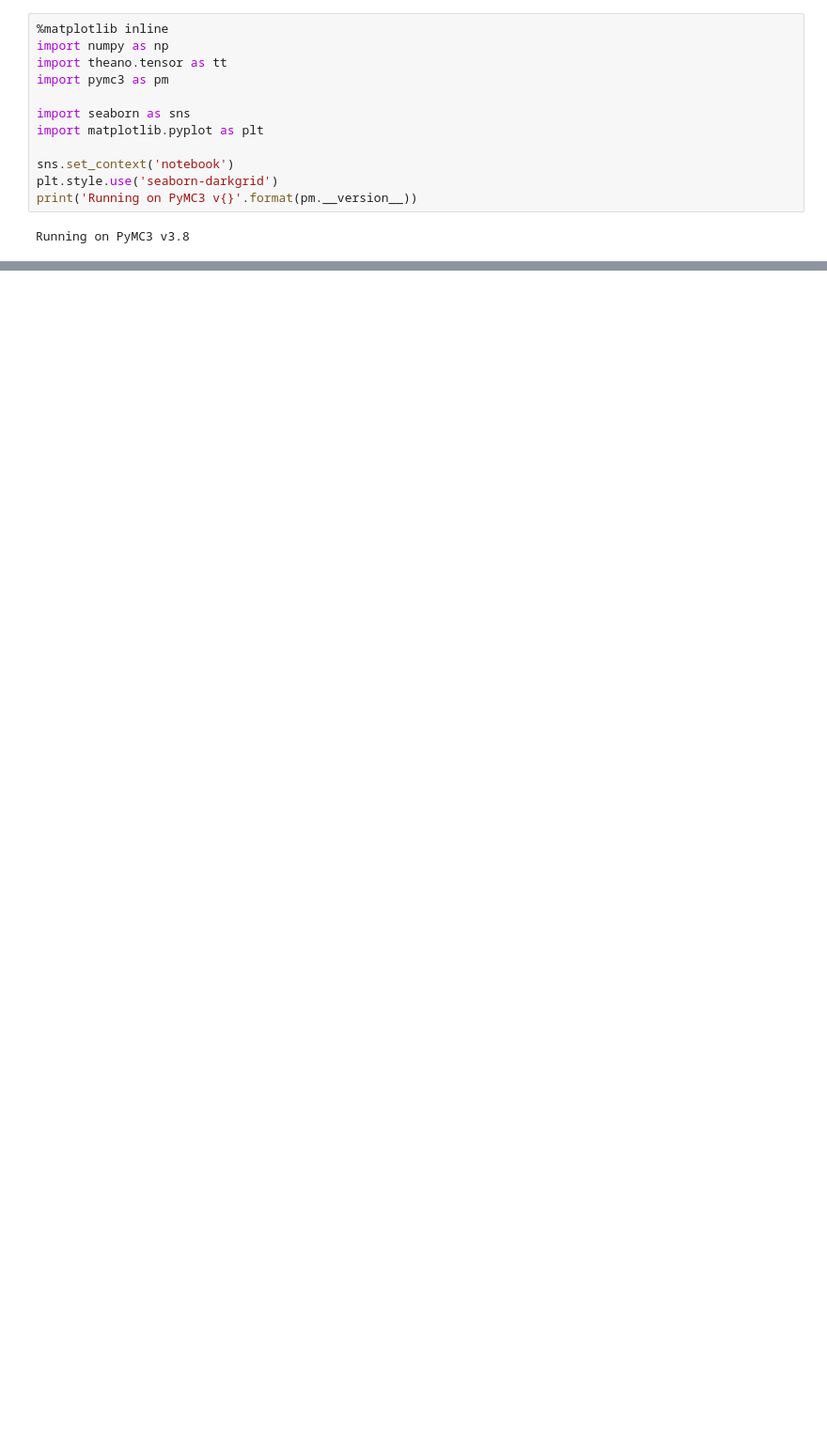
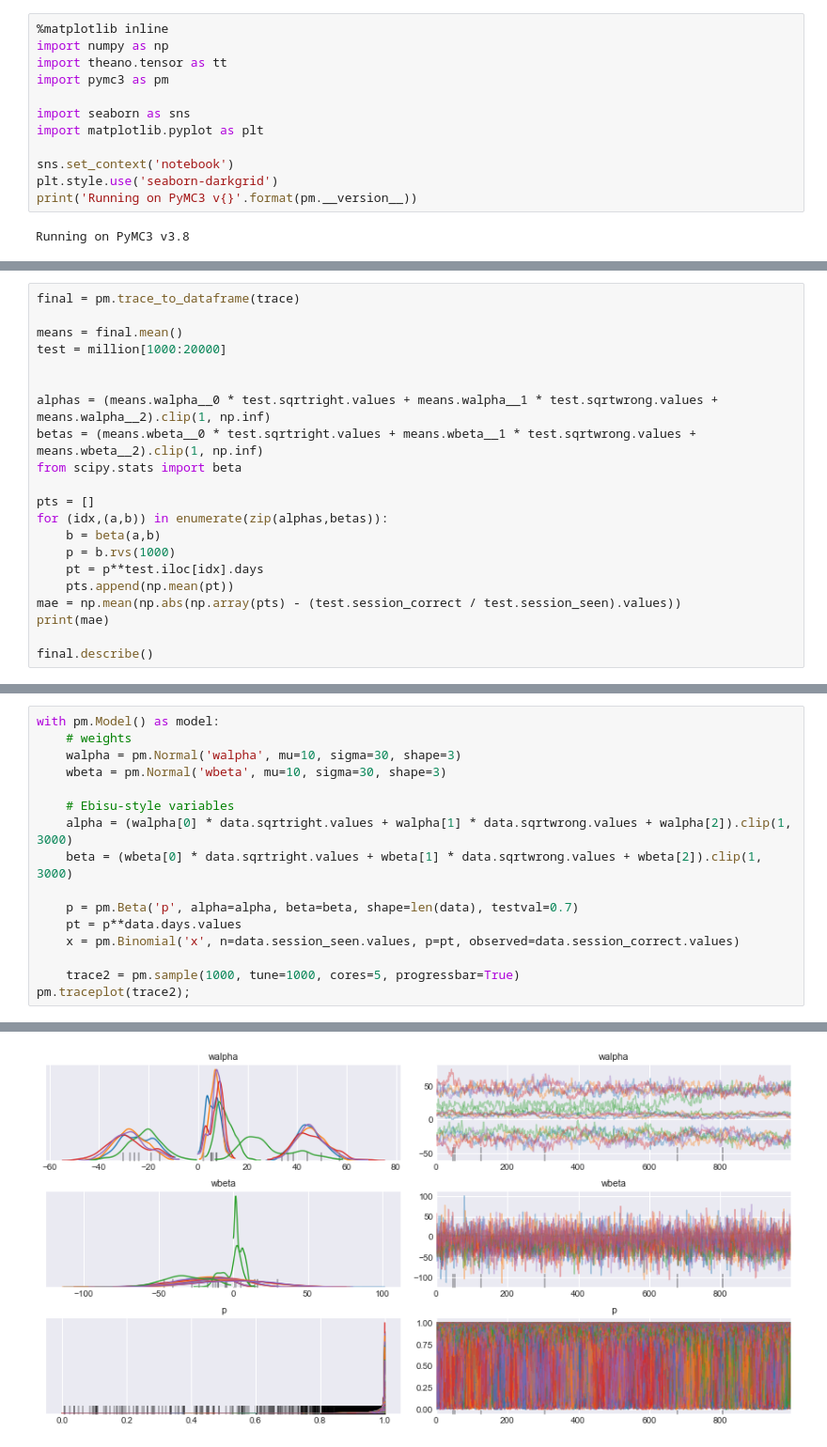
Before and after one commit to fasiha/halflife-regression, a Jupyter notebook: gb1.ipynb, the cells around one changed output, grey strips where cells are left out. Shown at 94% size. Saved outputs shown, nothing was run; the diff lists cells and outputs as text; blank space fills up the shorter version.

```diff
--- a/gb1.ipynb
+++ b/gb1.ipynb
@@ -74,0 +74,21 @@ NUTS: [p, wbeta, walpha, hyperpriorStd, hyperpriorMu]
+# %%
+final = pm.trace_to_dataframe(trace)
+
+means = final.mean()
+test = million[1000:20000]
+
+
+alphas = (means.walpha__0 * test.sqrtright.values + means.walpha__1 * test.sqrtwrong.values + means.walpha__2).clip(1, np.inf)
+betas = (means.wbeta__0 * test.sqrtright.values + means.wbeta__1 * test.sqrtwrong.values + means.wbeta__2).clip(1, np.inf)
+from scipy.stats import beta
+
+pts = []
+for (idx,(a,b)) in enumerate(zip(alphas,betas)):
+    b = beta(a,b)
+    p = b.rvs(1000)
+    pt = p**test.iloc[idx].days
+    pts.append(np.mean(pt))
+mae = np.mean(np.abs(np.array(pts) - (test.session_correct / test.session_seen).values))
+print(mae)
+
+final.describe()
@@ -74,0 +110,17 @@ NUTS: [p, wbeta, walpha, hyperpriorStd, hyperpriorMu]
+# %%
+with pm.Model() as model:
+    # weights
+    walpha = pm.Normal('walpha', mu=10, sigma=30, shape=3)
+    wbeta = pm.Normal('wbeta', mu=10, sigma=30, shape=3)
+
+    # Ebisu-style variables
+    alpha = (walpha[0] * data.sqrtright.values + walpha[1] * data.sqrtwrong.values + walpha[2]).clip(1, 3000)
+    beta = (wbeta[0] * data.sqrtright.values + wbeta[1] * data.sqrtwrong.values + wbeta[2]).clip(1, 3000)
+
+    p = pm.Beta('p', alpha=alpha, beta=beta, shape=len(data), testval=0.7)
+    pt = p**data.days.values
+    x = pm.Binomial('x', n=data.session_seen.values, p=pt, observed=data.session_correct.values)
+
+    trace2 = pm.sample(1000, tune=1000, cores=5, progressbar=True)
+pm.traceplot(trace2);
+# %% [output]
@@ -74,0 +137 @@ NUTS: [p, wbeta, walpha, hyperpriorStd, hyperpriorMu]
+[figure, added]
```
Also changed, not shown: parts of 10 cells of this notebook.
